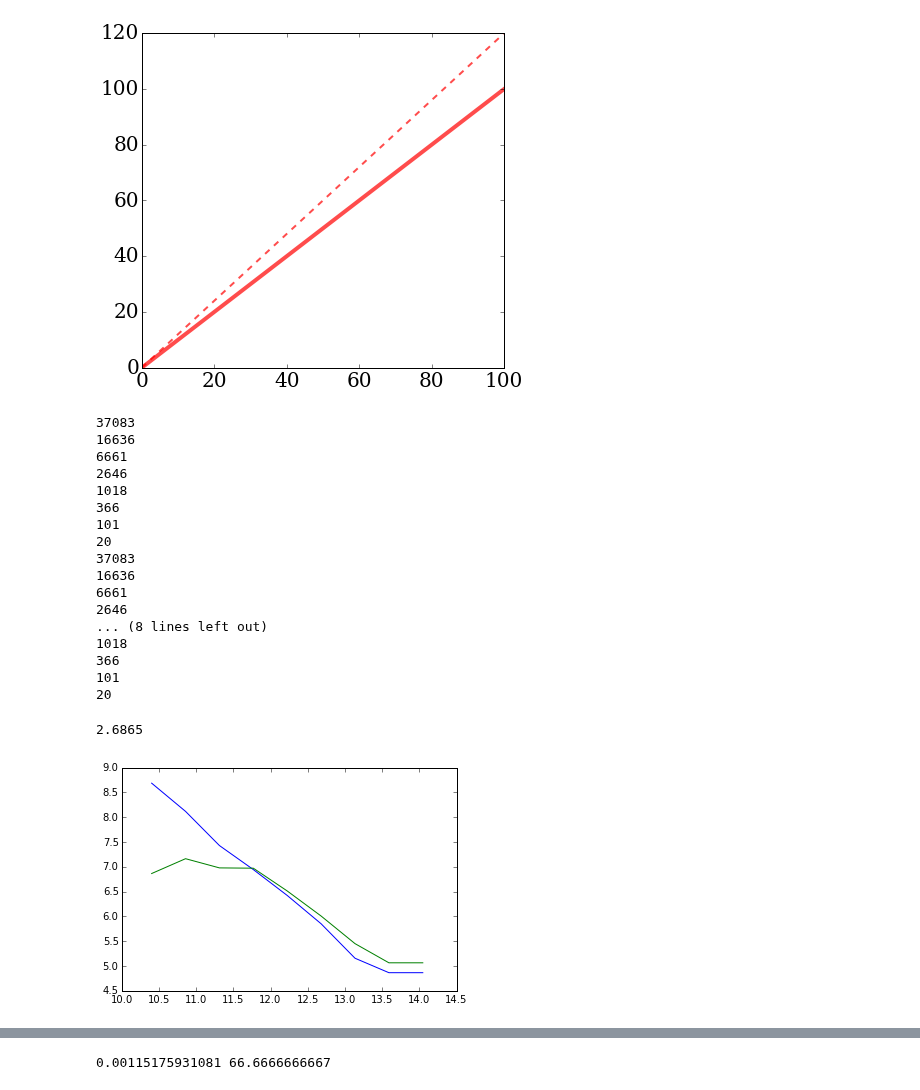
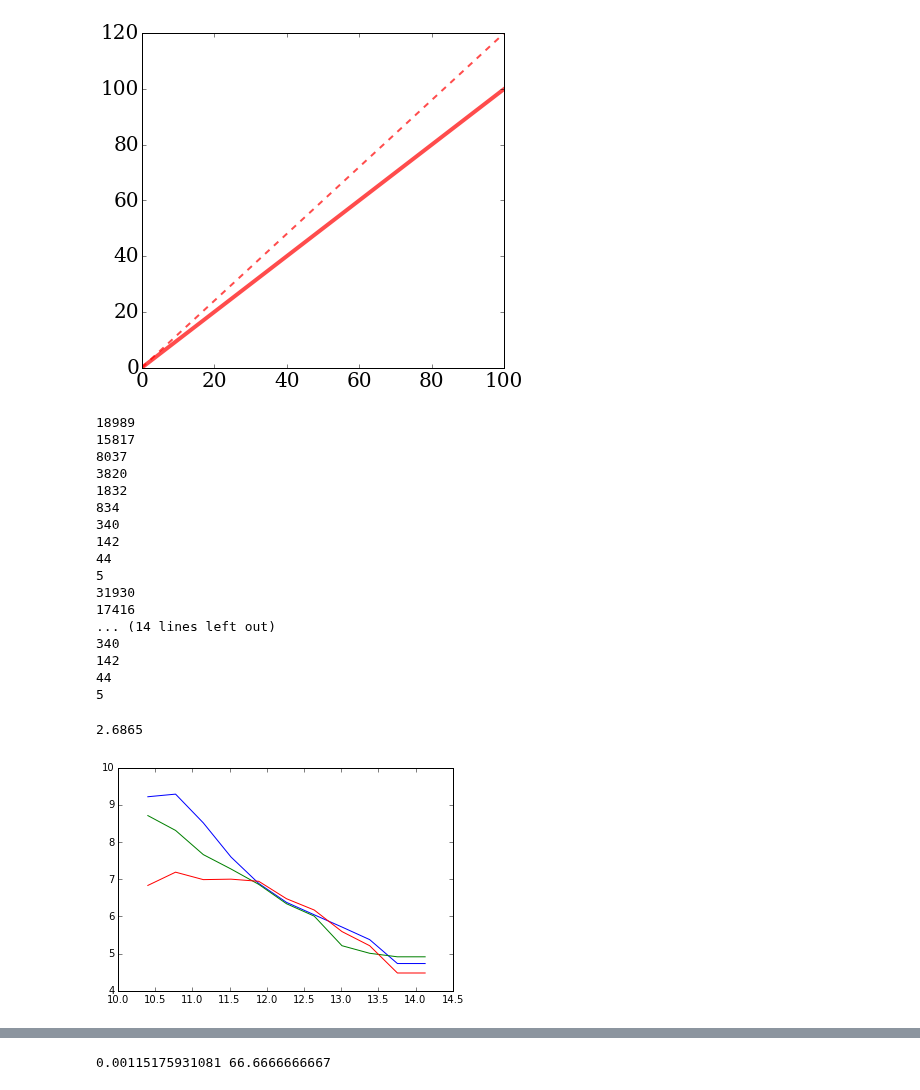
Before and after one commit to astroandes/MACH, a Jupyter notebook: plots/ComparisonPlots.ipynb, the cells around one changed output, grey strips where cells are left out. Saved outputs shown, nothing was run; the diff lists cells and outputs as text; code cells hidden in the pictures.

Commit message:
comparison plots

```diff
--- a/plots/ComparisonPlots.ipynb
+++ b/plots/ComparisonPlots.ipynb
@@ -406,5 +424,5 @@ halo_mass_vel = data_vel_bolshoi[:,2] * bolshoi_particle_mass
 # %%
-n_bins = 10
+n_bins = 12
 log_mass_interval = np.linspace(10.4,14.5,n_bins)
 
 mid_log_mass_interval = 0.5*(log_mass_interval[1:] + log_mass_interval[:-1])
@@ -414,35 +432,35 @@ conc_median = np.ones((n_bins-1,3))
 conc_up = np.ones((n_bins-1,3))
 conc_down = np.ones((n_bins-1,3))
 
-ii = conc_bolshoi_vel>0
-conc_median[:,0], conc_down[:,0], conc_up[:,0] = get_stats(np.log10(halo_mass_vel[ii]), conc_bolshoi_vel[ii], log_mass_interval)
-conc_median[:,1], conc_down[:,1], conc_up[:,1] = get_stats(np.log10(halo_mass_vel[ii]), conc_bolshoi_vel[ii], log_mass_interval)
-conc_median[:,2], conc_down[:,2], conc_up[:,2] = get_stats(np.log10(halo_mass_mass[ii]), conc_bolshoi_mass[ii], log_mass_interval)
+conc_median[:,0], conc_down[:,0], conc_up[:,0] = get_stats(np.log10(halo_mass_density), conc_bolshoi_density, log_mass_interval)
+conc_median[:,1], conc_down[:,1], conc_up[:,1] = get_stats(np.log10(halo_mass_vel), conc_bolshoi_vel, log_mass_interval)
+conc_median[:,2], conc_down[:,2], conc_up[:,2] = get_stats(np.log10(halo_mass_mass), conc_bolshoi_mass, log_mass_interval)
 # %% [output]
-37083
-16636
-6661
-2646
-1018
-366
-101
-20
-37083
-16636
-6661
-2646
-... (8 lines left out)
-1018
-366
-101
-20
+18989
+15817
+8037
+3820
+1832
+834
+340
+142
+44
+5
+31930
+17416
+... (14 lines left out)
+340
+142
+44
+5
 # %%
 plt.plot(mid_log_mass_interval, conc_median[:,0])
+plt.plot(mid_log_mass_interval, conc_median[:,1])
 plt.plot(mid_log_mass_interval, conc_median[:,2])
 print min(halo_mass_mass)/1E10
 # %% [output]
 2.6865
-[figure, old version]
+[figure, new version]
 # %%
 fig = plt.figure(figsize=(8.0,6.0))
 ax = plt.axes()
```
Also changed, not shown: parts of 4 cells of this notebook.
